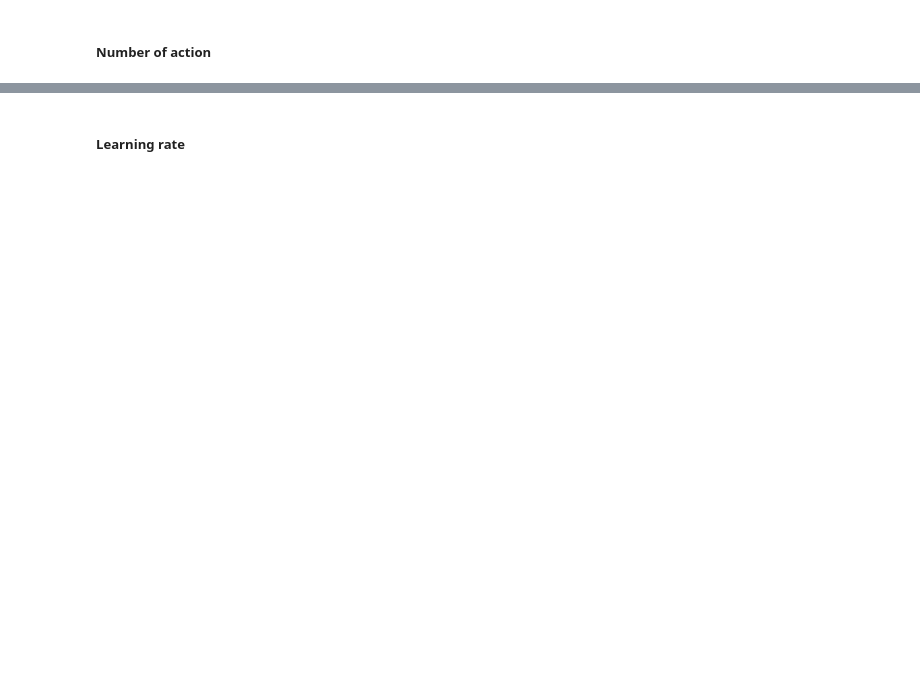
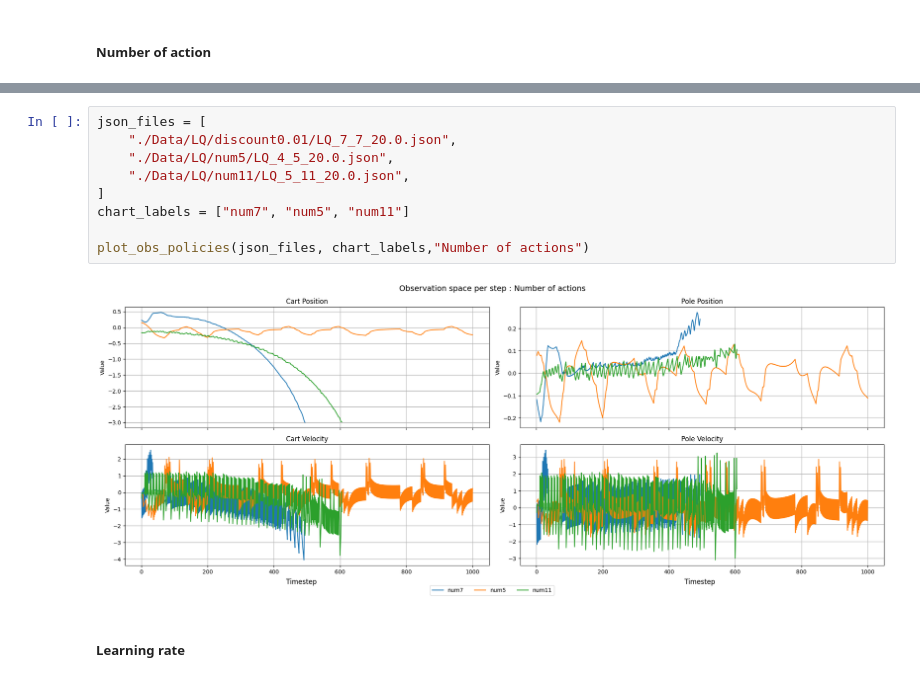
Before and after one commit to Aitthikit/DRLHW3, a Jupyter notebook: DRLHW3.ipynb, the cells around one changed output, grey strips where cells are left out. Drawn from its saved outputs; the diff is of its cells as text; blank space fills up the shorter version.

```diff
--- a/DRLHW3.ipynb
+++ b/DRLHW3.ipynb
@@ -1345,5 +1779,16 @@ discount = 0.01 #0.99 0.50
         <p>Average duration per 100 episode(max 1000)</p>
     </div>
 </div>
+# %%
+json_files = [
+    "./Data/LQ/discount0.01/LQ_7_7_20.0.json",
+    "./Data/LQ/num5/LQ_4_5_20.0.json",
+    "./Data/LQ/num11/LQ_5_11_20.0.json",
+]
+chart_labels = ["num7", "num5", "num11"]
+
+plot_obs_policies(json_files, chart_labels,"Number of actions")
+# %% [output]
+[figure, added]
 # %% [markdown]
 ##### Learning rate
```
Also changed, not shown: parts of 31 cells of this notebook, 3 other files.
